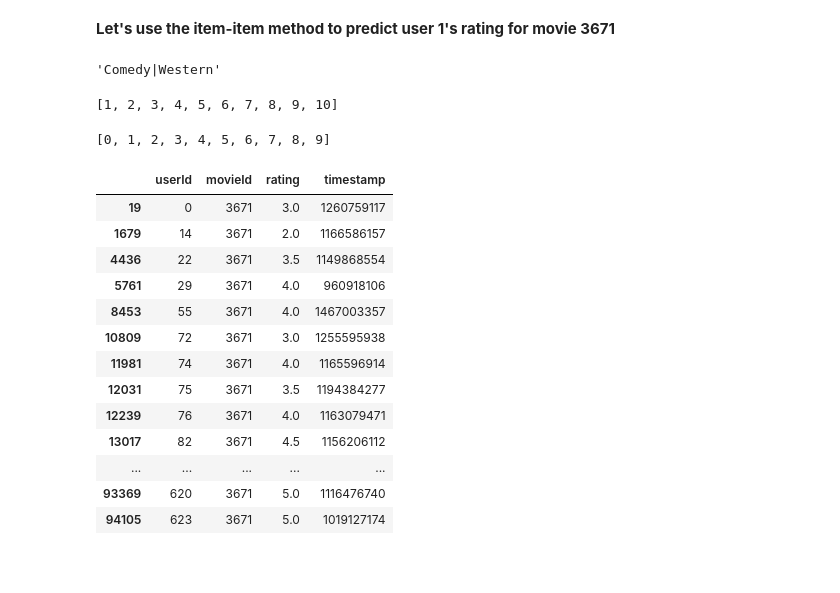
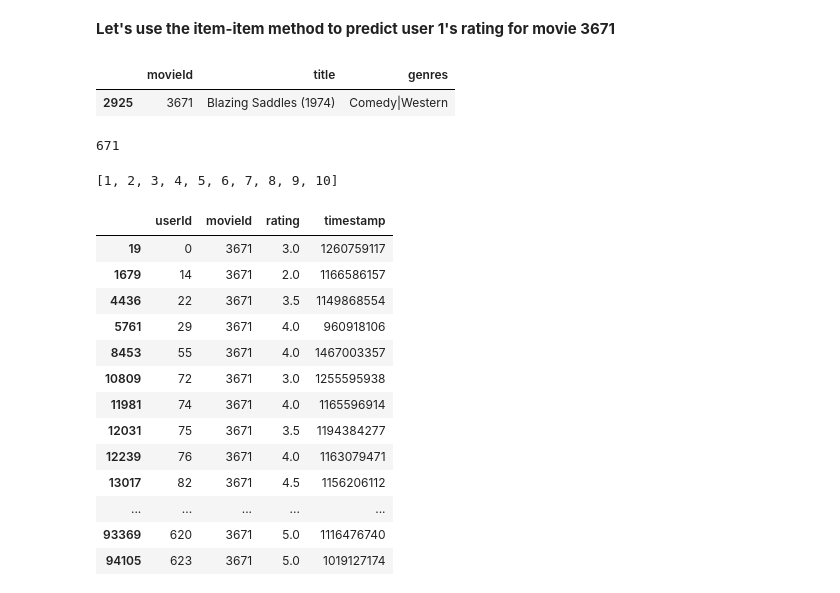
Before and after one commit to iit-cs579/main, a Jupyter notebook: lec/l19/l19.ipynb, the cells around one changed output. Drawn from its saved outputs; the diff is of its cells as text; code cells hidden in the pictures; blank space fills up the shorter version.

```diff
--- a/lec/l19/l19.ipynb
+++ b/lec/l19/l19.ipynb
@@ -138,26 +144,22 @@ ratings[ratings.userId==1]
 # %% [markdown]
 **Let's use the item-item method to predict user 1's rating for movie 3671**
 # %%
-movies[movies.movieId==3671].iloc[0]['genres']
+movies[movies.movieId==3671]
+#print(movies[movies.movieId==3671].iloc[0]['genres'])
 # %% [output]
-'Comedy|Western'
+|  | movieId | title | genres |
+| 2925 | 3671 | Blazing Saddles (1974) | Comedy|Western |
 # %%
-# how many users are there?
+# how many users are there with ratings?
 user_ids = sorted(set(ratings.userId))
-#len(user_ids)
+print(len(user_ids))
 user_ids[:10]
 # %% [output]
-[1, 2, 3, 4, 5, 6, 7, 8, 9, 10]
+671
+[1, 2, 3, 4, 5, 6, 7, 8, 9, 10]
 # %%
 # make user ids start at 0.
 ratings['userId'] = ratings['userId'] - 1
-# %%
-# how many users are there?
-user_ids = sorted(set(ratings.userId))
-#len(user_ids)
-user_ids[:10]
-# %% [output]
-[0, 1, 2, 3, 4, 5, 6, 7, 8, 9]
 # %%
 # What are the ratings for 3671?
 ratings[ratings.movieId==3671]
```
Also changed, not shown: parts of 11 cells of this notebook.
